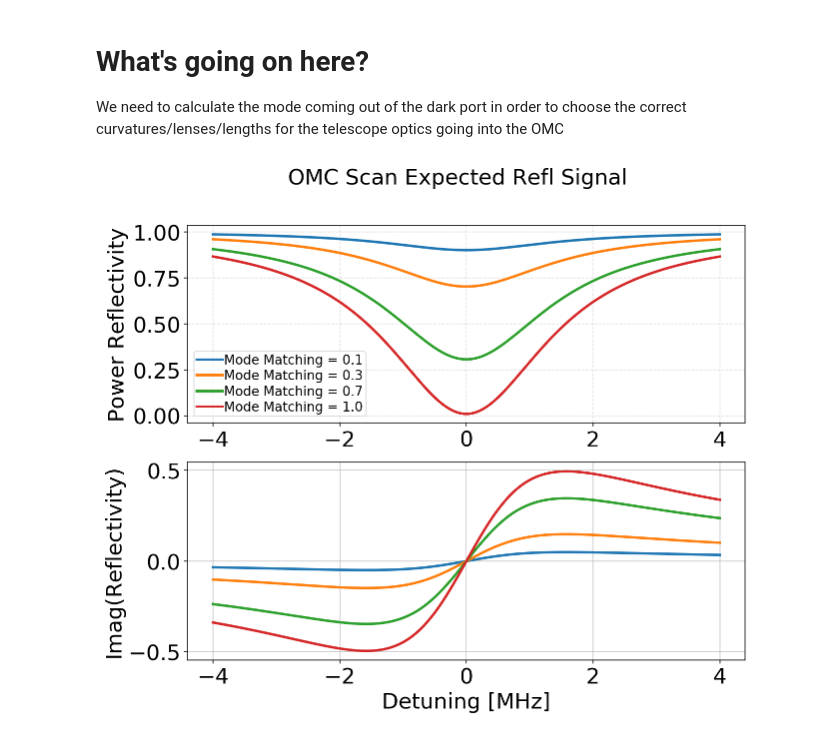
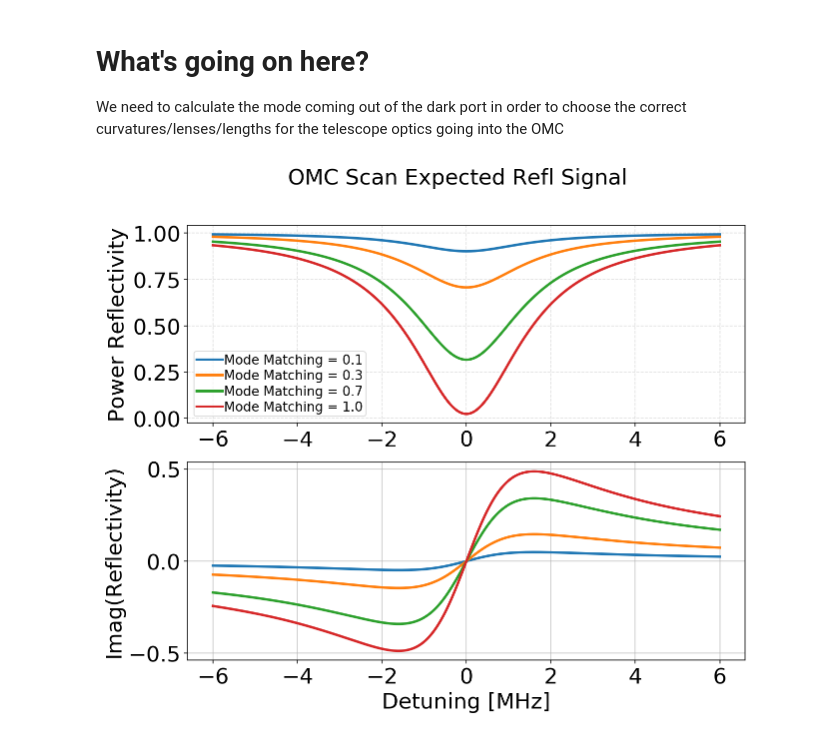
Before and after one commit to aa158/40m, a Jupyter notebook: OMC_modeMatching.ipynb, the cells around one changed output. Saved outputs shown, nothing was run; the diff lists cells and outputs as text; code cells hidden in the pictures.

```diff
--- a/OMC_modeMatching.ipynb
+++ b/OMC_modeMatching.ipynb
@@ -76,38 +76,33 @@ def grt(deltaf,FSR=FSR,T=Tmirr,loss=Lback):
     phi = 2*np.pi*deltaf/FSR
     r = np.sqrt(1-T-loss)
     return r**2*np.e**(-1j*phi)*(1-loss)
-def Rcav(deltaf,FSR=FSR,T=Tmirr,loss=Lback):
-    t = np.sqrt(T)
-    r = np.sqrt(1-T-4*loss)
-    g = grt(deltaf,FSR,T,4*loss)
-    return r-(t**2/r)*g/(1-g)
 # %%
 modeMatch = 0.1
 def Rcav(deltaf,FSR=FSR,T=Tmirr,loss=Lback,match=modeMatch):
     Rprompt = 1-match
     t = np.sqrt(T)
-    r = np.sqrt(1-T-loss)
-    g = grt(deltaf,FSR,T,loss)
+    r = np.sqrt(1-T-4*loss) # 4* loss because there are 4 mirrors?
+    g = grt(deltaf,FSR,T,4*loss)
     Refl = np.real(Rprompt+match*(r-(t**2/r)*g/(1-g)))
     iRefl = np.imag(Rprompt+match*(r-(t**2/r)*g/(1-g)))
     return Refl,iRefl
 # %%
-fscan = np.linspace(-4e6,4e6,500)
+fscan = np.linspace(-6e6,6e6,500)
 matches = np.array([0.1,0.3,0.7,1])
 
 fig3, ax3 = plt.subplots(2,1,figsize=(10,8))
 for mm in matches:
     Rcavs,iRcavs = Rcav(fscan, match=mm)
     ax3[0].plot(fscan/1e6,Rcavs,label='Mode Matching = {}'.format(mm))
     ax3[1].plot(fscan/1e6,iRcavs,label='Mode Matching = {}'.format(mm))
 
 ax3[0].legend(loc='best')
 ax3[0].grid('on',which='both', linestyle='--', alpha=0.4)
 ax3[1].set_xlabel('Detuning [MHz]')
 ax3[0].set_ylabel('Power Reflectivity')
 ax3[1].set_ylabel('Imag(Reflectivity)')
 ax3[0].set_yticks(np.linspace(0,1,5))
 fig3.suptitle('OMC Scan Expected Refl Signal')
 fig3.savefig('omcRefl.pdf')
 # %% [output]
-[figure, old version]
+[figure, new version]
```
Also changed, not shown: 1 other file.
